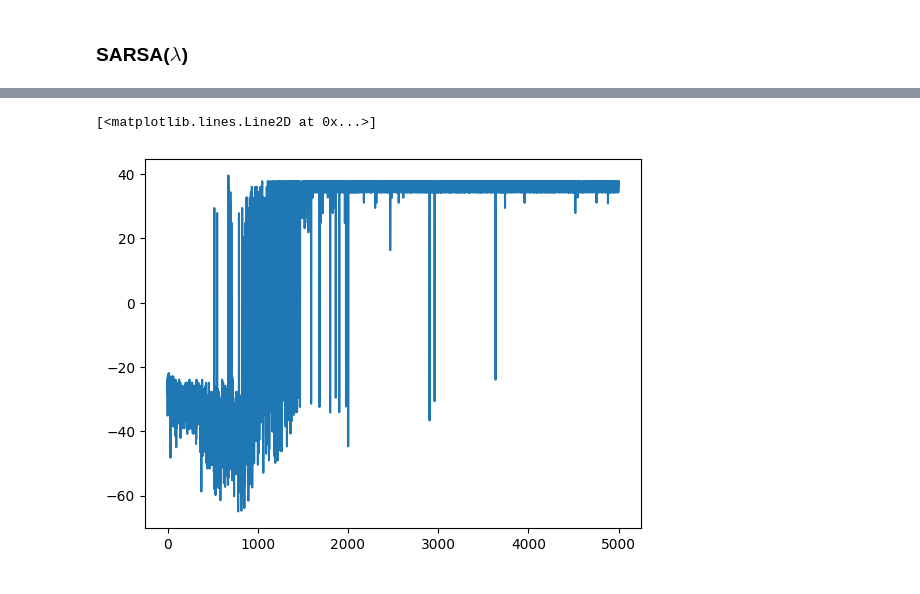
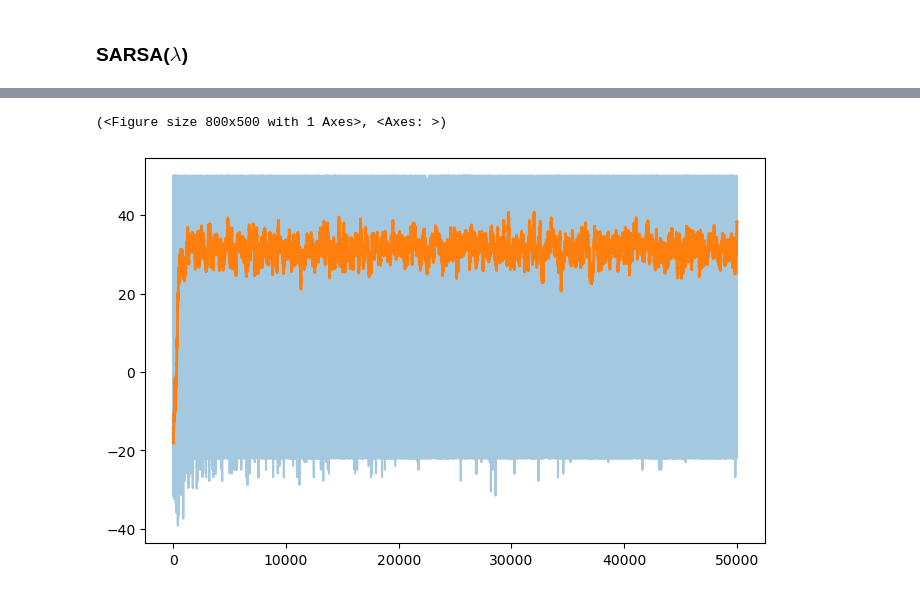
Before and after one commit to DanielGardin/MO436-Reinfocement-Learning, a Jupyter notebook: Relatório.ipynb, the cells around one changed output, grey strips where cells are left out. Drawn from its saved outputs; the diff is of its cells as text; code cells hidden in the pictures.

```diff
--- a/Relatório.ipynb
+++ b/Relatório.ipynb
@@ -135,7 +146,7 @@ class QLearning(Agent):
 
         while curr_episode < max_episodes:
 
-            state, done = self.env.reset()
+            state, done = self.env.reset(random_init=True)
             cumulative_reward = 0
             cumulative_error  = 0
 
@@ -167,7 +178,7 @@ class QLearning(Agent):
         return history
 
 
-    def act(self, state, epsilon=0):
+    def act(self, state, epsilon=0.):
         if np.random.rand() > epsilon:
             action = max(self.Qtable[state], key=self.Qtable[state].get)
 
@@ -176,5 +187,5 @@ class QLearning(Agent):
 
         return action
 # %%
-q_learning = QLearning(env.set_render(None), 0.99)
-q_history = q_learning.train(5000)
+q_learning = QLearning(env, 0.99)
+q_history = q_learning.train(1000)
@@ -225,7 +241,7 @@ class SARSAgent(Agent):
 
             Etable  = defaultdict(lambda : {action: 0 for action in Actions.actions})
 
-            state, done = self.env.reset()
+            state, done = self.env.reset(random_init = True)
             action = self.act(state, epsilon=1)
 
             cumulative_reward = 0
@@ -261,7 +277,7 @@ class SARSAgent(Agent):
         return history
 
 
-    def act(self, state, epsilon=0):
+    def act(self, state, epsilon=0.):
         if np.random.rand() > epsilon:
             action = max(self.Qtable[state], key=self.Qtable[state].get)
 
@@ -273,10 +289,10 @@ class SARSAgent(Agent):
     def update_tables(self, Etable, alpha, td_error):
         for state in Etable:
             for action in Actions.actions:
-                self.Qtable[state][action] += td_error * alpha * Etable[state][action]
+                self.Qtable[state][action] += alpha * td_error * Etable[state][action]
                 Etable[state][action] *= self.gamma * self.lmbda
 # %%
-sarsa = SARSAgent(env.set_render(None), 0.99, 0.2)
-sarsa_history = sarsa.train(5000)
+sarsa = SARSAgent(env.set_render(None), 0.99, 0.)
+sarsa_history = sarsa.train(50000)
 # %%
 env.set_render('ansi')
@@ -295,5 +308,5 @@ Score: 37
 # %%
-plt.plot(sarsa_history["cumulative reward"])
+plot_episodes(sarsa_history["cumulative reward"], smooth=101)
 # %% [output]
-[<matplotlib.lines.Line2D at 0x...>]
+(<Figure size 800x500 with 1 Axes>, <Axes: >)
-[figure, old version]
+[figure, new version]
```
Also changed, not shown: parts of 11 cells of this notebook.
